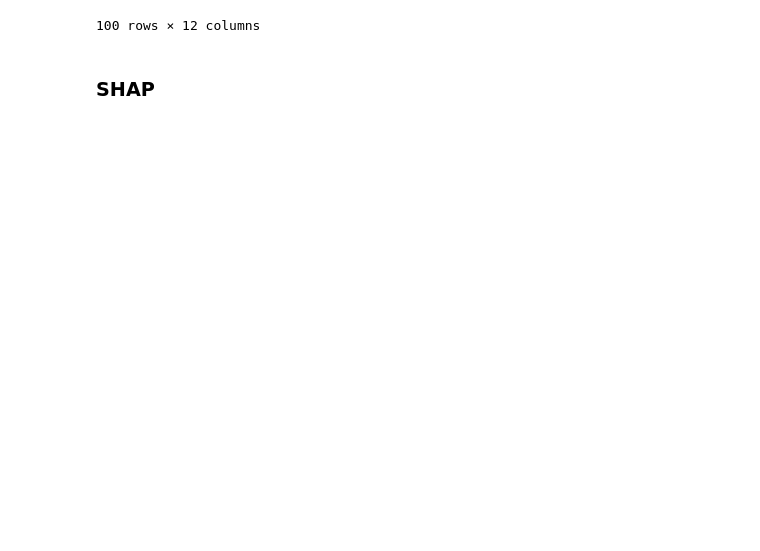
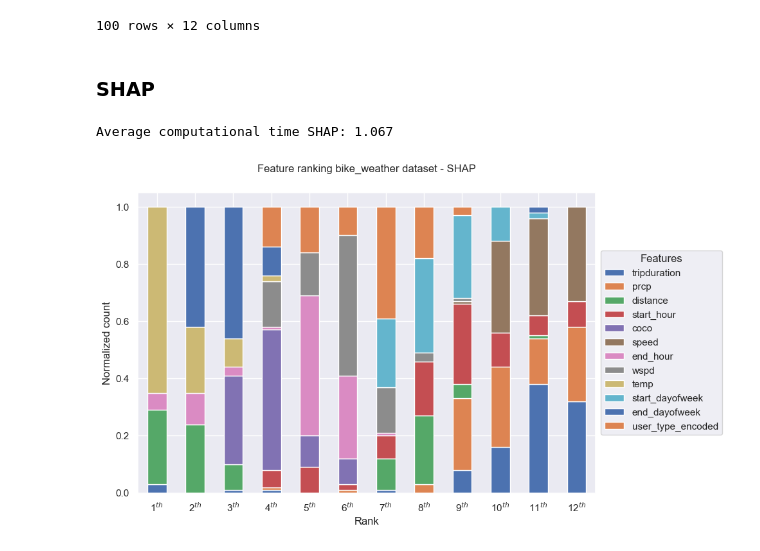
Before and after one commit to elnurisg/anomaly_detection_for_shared_mobility, a Jupyter notebook: local_diffi.ipynb, the cells around one changed output. Saved outputs shown, nothing was run; the diff lists cells and outputs as text; code cells hidden in the pictures; blank space fills up the shorter version.

Commit message:
Add Shap interpretations for anomalies

```diff
--- a/local_diffi.ipynb
+++ b/local_diffi.ipynb
@@ -76,3 +76,13 @@ X.iloc[y_pred == 1][:100]
 100 rows × 12 columns
 # %% [markdown]
 ### SHAP
+# %%
+# SHAP
+shap_te, ord_idx_shap_te, exec_time_shap_te = local_shap_batch(iforest, X.iloc[y_pred == 1][:100])
+print('Average computational time SHAP: {}'.format(round(np.mean(exec_time_shap_te),3)))
+# %% [output]
+Average computational time SHAP: 1.067
+# %%
+plot_feature_ranking(ord_idx_shap_te, title = 'Feature ranking bike_weather dataset - SHAP', sorted_feature_names = sorted_feature_names)
+# %% [output]
+[figure, added]
```
Also changed, not shown: parts of 1 cell of this notebook.
